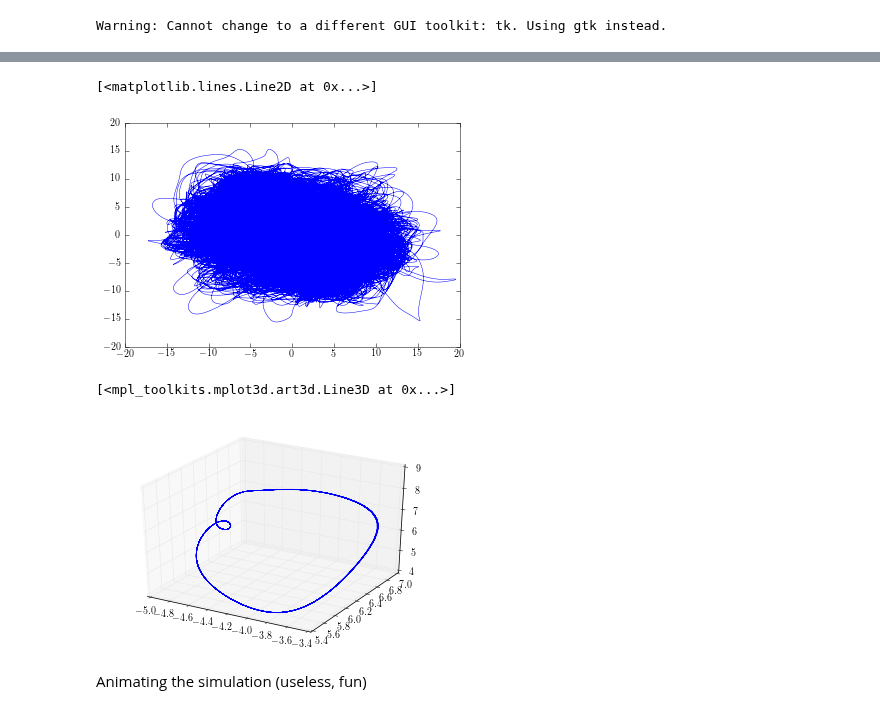
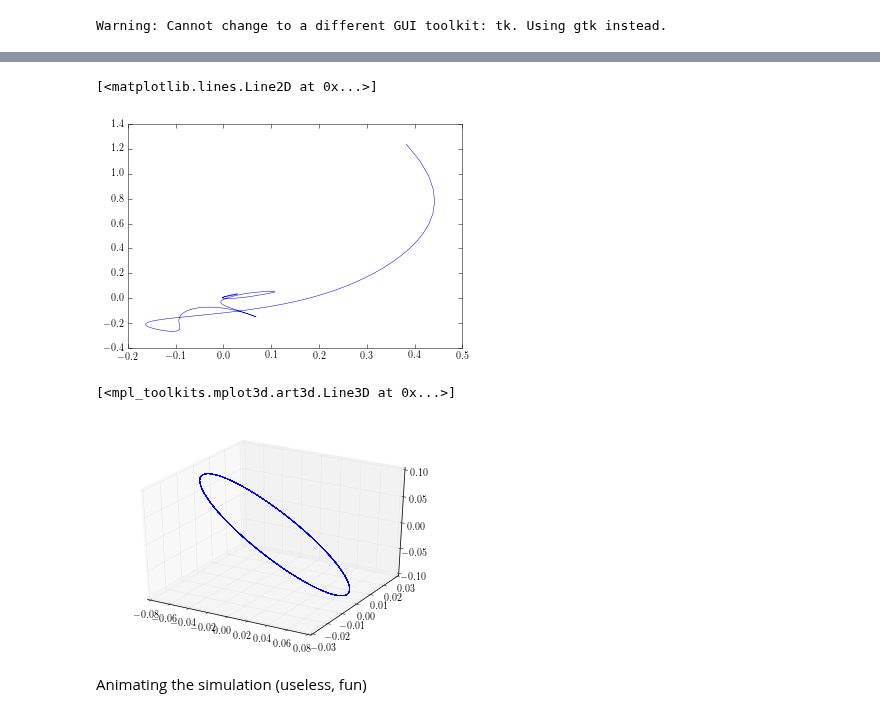
Before and after one commit to forrestsheldon/neurodynamics, a Jupyter notebook: paul/notebooks/model1.ipynb, the cells around one changed output, grey strips where cells are left out. Cells and saved outputs as stored; diff of their text form; code cells hidden in the pictures.

```diff
--- a/paul/notebooks/model1.ipynb
+++ b/paul/notebooks/model1.ipynb
@@ -148,19 +139,19 @@ plt.show()
 # %%
-plt.plot(sol.T[0],sol.T[1])
+plt.plot(sol.T[1],sol.T[2])
 #plt.show()
-#plt.savefig('ipynb_figs/exp3_attractor.pdf')
+#plt.savefig('ipynb_figs/spirally_attractor.pdf')
 # %% [output]
 [<matplotlib.lines.Line2D at 0x...>]
-[figure, old version]
+[figure, new version]
 # %%
 fig = plt.figure()
 ax = fig.add_subplot(111, projection='3d')
-ax.plot(sol.T[0],sol.T[1],sol.T[2])
+ax.plot(sol.T[1],sol.T[2],sol.T[3])
 #plt.show()
-#fig.savefig('ipynb_figs/exp3_attractor_3d.pdf')
+#fig.savefig('ipynb_figs/spirally_attractor_3d.pdf')
 # %% [output]
 [<mpl_toolkits.mplot3d.art3d.Line3D at 0x...>]
-[figure, old version]
+[figure, new version]
 # %% [markdown]
 Animating the simulation (useless, fun)
 # %%
```
Also changed, not shown: parts of 21 cells of this notebook, 6 other files.
